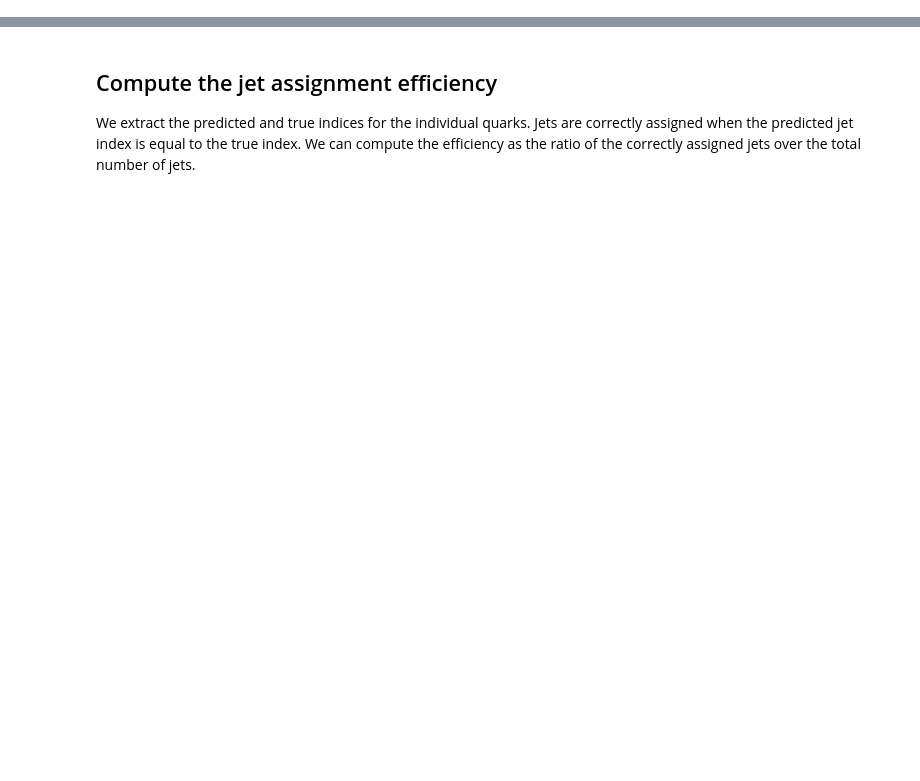
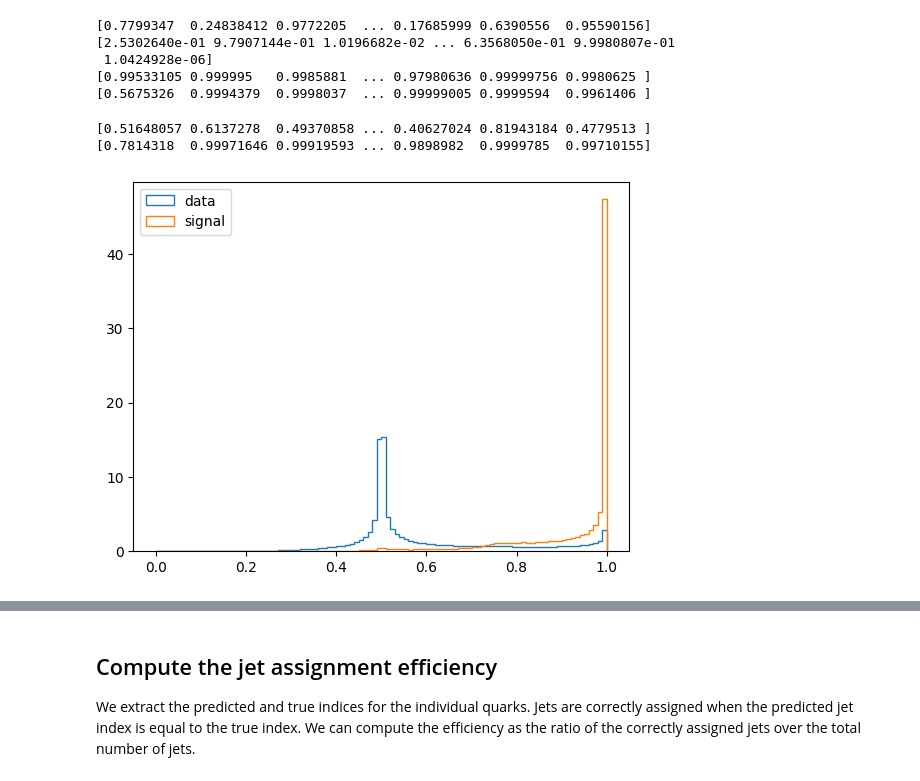
Before and after one commit to thierryharte/HH4b_SPANet, a Jupyter notebook: notebooks/predictions.ipynb, the cells around one changed output, grey strips where cells are left out. Saved outputs shown, nothing was run; the diff lists cells and outputs as text; code cells hidden in the pictures; blank space fills up the shorter version.

```diff
--- a/notebooks/predictions.ipynb
+++ b/notebooks/predictions.ipynb
@@ -21,5 +21,39 @@ filename_test = prefix+"/eos/home-m/mmalucch/spanet_inputs/zero_padding/output_J
 filename_pred = prefix+"/eos/home-r/ramellar/prediction.h5"
 filename_pred = "/home/matteo/Downloads/prediction.h5"
 filename_pred="/work/mmalucch/out_hh4b/hh4b_btag_in_presel_0pad/output_JetGoodHiggs_test.h5"
+filename_test = prefix+"/eos/home-m/mmalucch/spanet_inputs/2b_data/output_JetGoodHiggs_test.h5"
+filename_pred = prefix+"/eos/home-m/mmalucch/spanet_inputs/2b_data/output_JetGoodHiggs_test.h5"
+filename_pred1 = prefix+"/afs/cern.ch/user/m/mmalucch/public/out_prediction_files/out_spanet_prediction_data_ev5jets_training5jet_ptreg_ATLAS.h5"
+filename_pred2 = prefix+"/afs/cern.ch/user/m/mmalucch/public/out_prediction_files/out_spanet_prediction_5jets_ptreg_nobtag_ATLAS.h5"
+
 df_test = h5py.File(filename_test,'r')
-df_pred = h5py.File(filename_pred,'r')
+df_pred1 = h5py.File(filename_pred1,'r')
+df_pred2 = h5py.File(filename_pred2,'r')
+# %%
+print(df_pred1["TARGETS"]["h2"]["assignment_probability"][()])
+print(df_pred1["TARGETS"]["h1"]["assignment_probability"][()])
+
+print(df_pred2["TARGETS"]["h2"]["assignment_probability"][()])
+print(df_pred2["TARGETS"]["h1"]["assignment_probability"][()])
+# %% [output]
+[0.7799347  0.24838412 0.9772205  ... 0.17685999 0.6390556  0.95590156]
+[2.5302640e-01 9.7907144e-01 1.0196682e-02 ... 6.3568050e-01 9.9980807e-01
+ 1.0424928e-06]
+[0.99533105 0.999995   0.9985881  ... 0.97980636 0.99999756 0.9980625 ]
+[0.5675326  0.9994379  0.9998037  ... 0.99999005 0.9999594  0.9961406 ]
+# %%
+sum1=(df_pred1["TARGETS"]["h2"]["assignment_probability"][()]+df_pred1["TARGETS"]["h1"]["assignment_probability"][()])/2
+sum2=(df_pred2["TARGETS"]["h2"]["assignment_probability"][()]+df_pred2["TARGETS"]["h1"]["assignment_probability"][()])/2
+
+print(sum1)
+print(sum2)
+# %% [output]
+[0.51648057 0.6137278  0.49370858 ... 0.40627024 0.81943184 0.4779513 ]
+[0.7814318  0.99971646 0.99919593 ... 0.9898982  0.9999785  0.99710155]
+# %%
+plt.hist(sum1,bins=100,range=(0,1),histtype='step',label="data", density=True)
+plt.hist(sum2,bins=100,range=(0,1),histtype='step',label="signal", density=True)
+plt.legend()
+plt.show()
+# %% [output]
+[figure, added]
```
Also changed, not shown: parts of 16 cells of this notebook, 1 other file.
